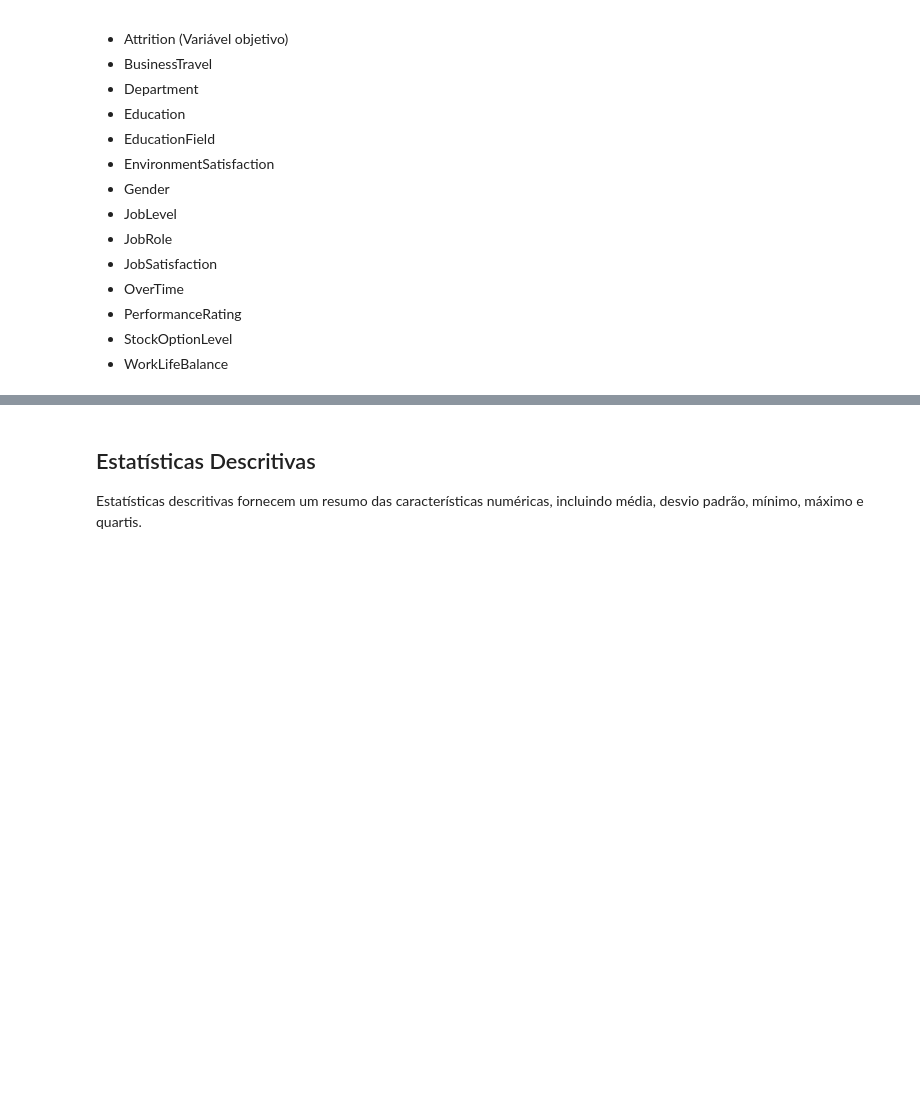
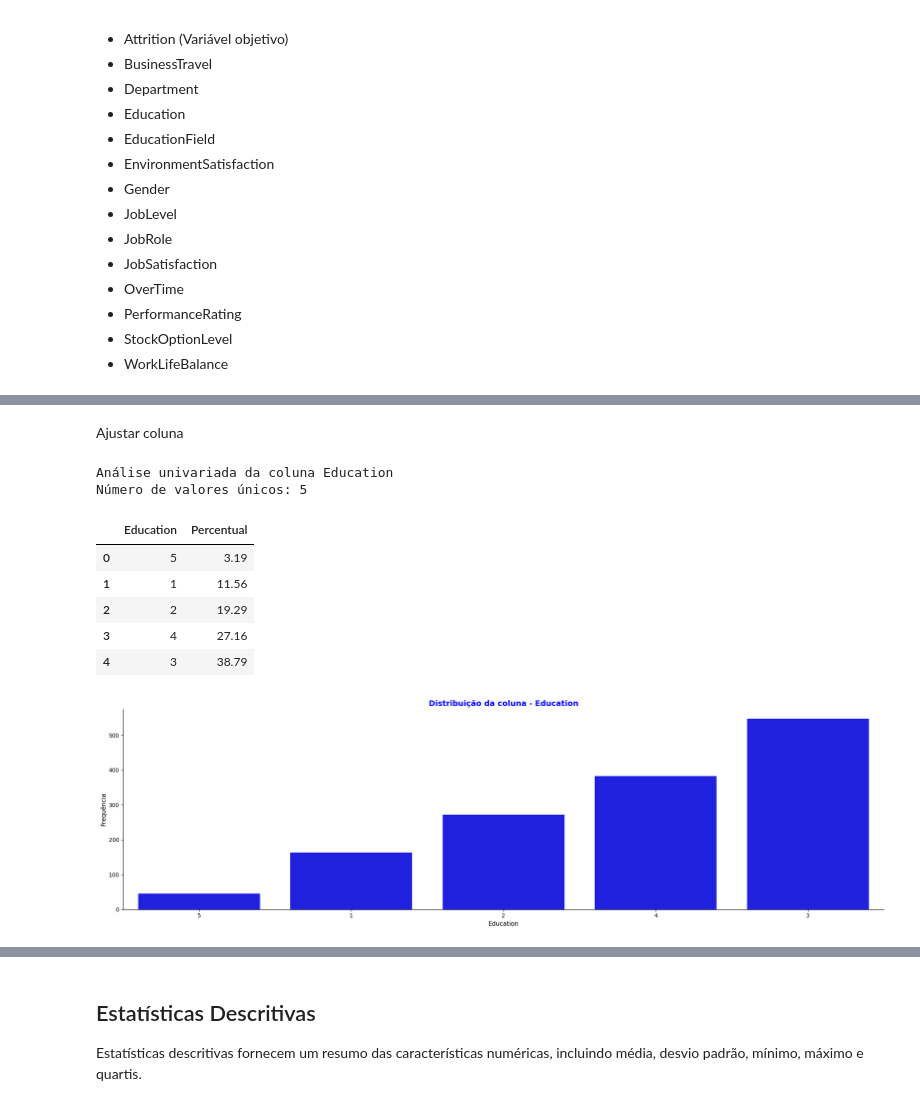
Before and after one commit to VitorMirandaAquino/pucrio-mvp-analise-dados, a Jupyter notebook: MVP_Análise_de_Dados_e_Boas_Práticas.ipynb, the cells around one changed output, grey strips where cells are left out. Saved outputs shown, nothing was run; the diff lists cells and outputs as text; code cells hidden in the pictures; blank space fills up the shorter version.

```diff
--- a/MVP_Análise_de_Dados_e_Boas_Práticas.ipynb
+++ b/MVP_Análise_de_Dados_e_Boas_Práticas.ipynb
@@ -305,0 +415,14 @@ Das 27 colunas, temos:
+# %% [markdown]
+Ajustar coluna
+# %%
+analise_univariada_categorica(df, "Education")
+# %% [output]
+Análise univariada da coluna Education
+Número de valores únicos: 5
+|  | Education | Percentual |
+| 0 | 5 | 3.19 |
+| 1 | 1 | 11.56 |
+| 2 | 2 | 19.29 |
+| 3 | 4 | 27.16 |
+| 4 | 3 | 38.79 |
+[figure, added]
```
Also changed, not shown: parts of 22 cells of this notebook.
